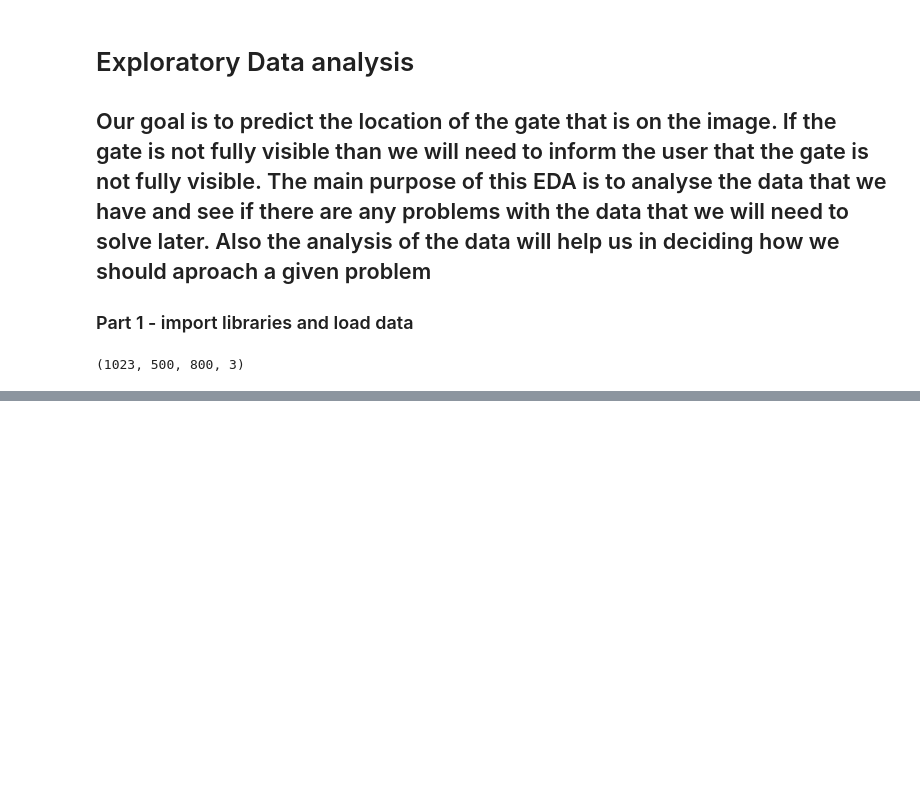
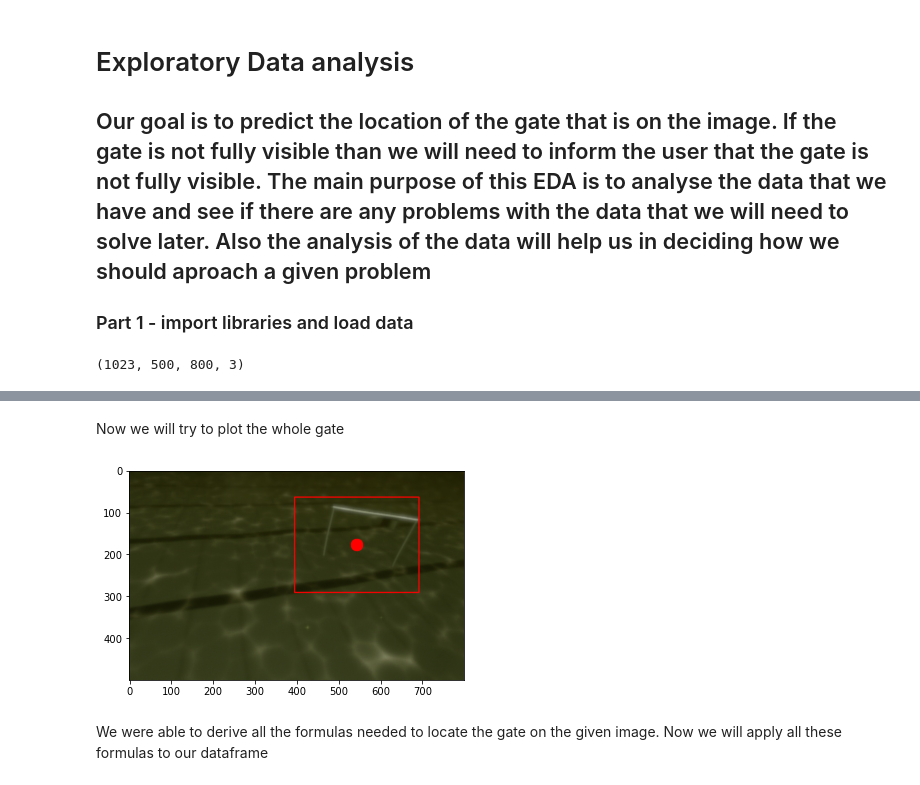
Before and after one commit to WiktorSa/KN-Robocik-Recruitment, a Jupyter notebook: EDA/EDA.ipynb, the cells around one changed output, grey strips where cells are left out. Drawn from its saved outputs; the diff is of its cells as text; code cells hidden in the pictures; blank space fills up the shorter version.

```diff
--- a/EDA/EDA.ipynb
+++ b/EDA/EDA.ipynb
@@ -57,0 +97,15 @@ We can notice a few important things from loading the data:
+# %% [markdown]
+Now we will try to plot the whole gate
+# %%
+gate_center = (int(center_x * image_width), int(center_y * image_height))
+top_left_corner = (int((center_x - width / 2) * image_width), int((center_y - height / 2) * image_height))
+bottom_right_corner = (int((center_x + width / 2) * image_width), int((center_y + height / 2) * image_height))
+
+image_circle = cv2.circle(copy.deepcopy(image), gate_center, 15, (255, 0, 0), -1)
+image_with_gate = cv2.rectangle(image_circle, top_left_corner, bottom_right_corner, (255, 0, 0), 2)
+plt.imshow(image_with_gate)
+plt.show()
+# %% [output]
+[figure, added]
+# %% [markdown]
+We were able to derive all the formulas needed to locate the gate on the given image. Now we will apply all these formulas to our dataframe
```
Also changed, not shown: parts of 25 cells of this notebook.
